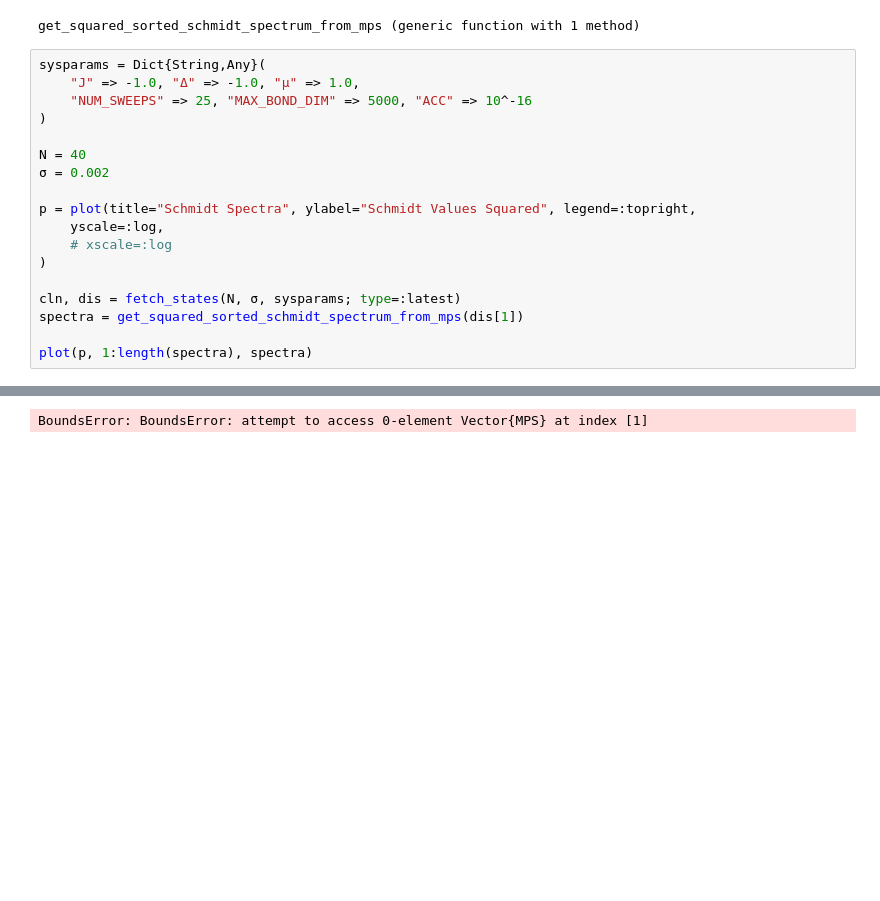
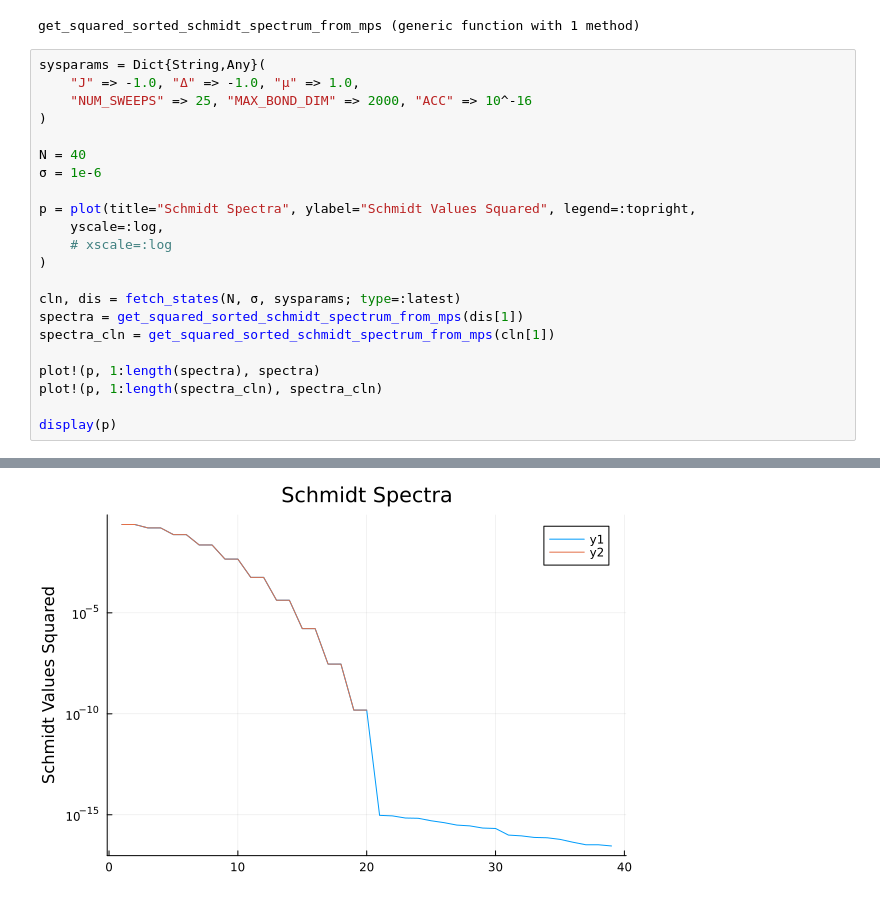
Before and after one commit to jamesnrolfe/QuantumEntanglementProject, a Jupyter notebook: programs/random/schmidt.ipynb, the cells around one changed output, grey strips where cells are left out. Saved outputs shown, nothing was run; the diff lists cells and outputs as text; blank space fills up the shorter version.

```diff
--- a/programs/random/schmidt.ipynb
+++ b/programs/random/schmidt.ipynb
@@ -77,11 +77,11 @@ get_squared_sorted_schmidt_spectrum_from_mps (generic function with 1 method)
 # %%
 sysparams = Dict{String,Any}(
     "J" => -1.0, "Δ" => -1.0, "μ" => 1.0,
-    "NUM_SWEEPS" => 25, "MAX_BOND_DIM" => 5000, "ACC" => 10^-16
+    "NUM_SWEEPS" => 25, "MAX_BOND_DIM" => 2000, "ACC" => 10^-16
 )
 
 N = 40
-σ = 0.002
+σ = 1e-6
 
 p = plot(title="Schmidt Spectra", ylabel="Schmidt Values Squared", legend=:topright,
     yscale=:log,
@@ -90,6 +90,10 @@ p = plot(title="Schmidt Spectra", ylabel="Schmidt Values Squared", legend=:topri
 
 cln, dis = fetch_states(N, σ, sysparams; type=:latest)
 spectra = get_squared_sorted_schmidt_spectrum_from_mps(dis[1])
+spectra_cln = get_squared_sorted_schmidt_spectrum_from_mps(cln[1])
 
-plot(p, 1:length(spectra), spectra)
+plot!(p, 1:length(spectra), spectra)
+plot!(p, 1:length(spectra_cln), spectra_cln)
+
+display(p)
 # %% [output]
@@ -100 +100 @@ plot(p, 1:length(spectra), spectra)
-BoundsError: BoundsError: attempt to access 0-element Vector{MPS} at index [1]
+[figure, added]
```
Also changed, not shown: parts of 1 cell of this notebook.
